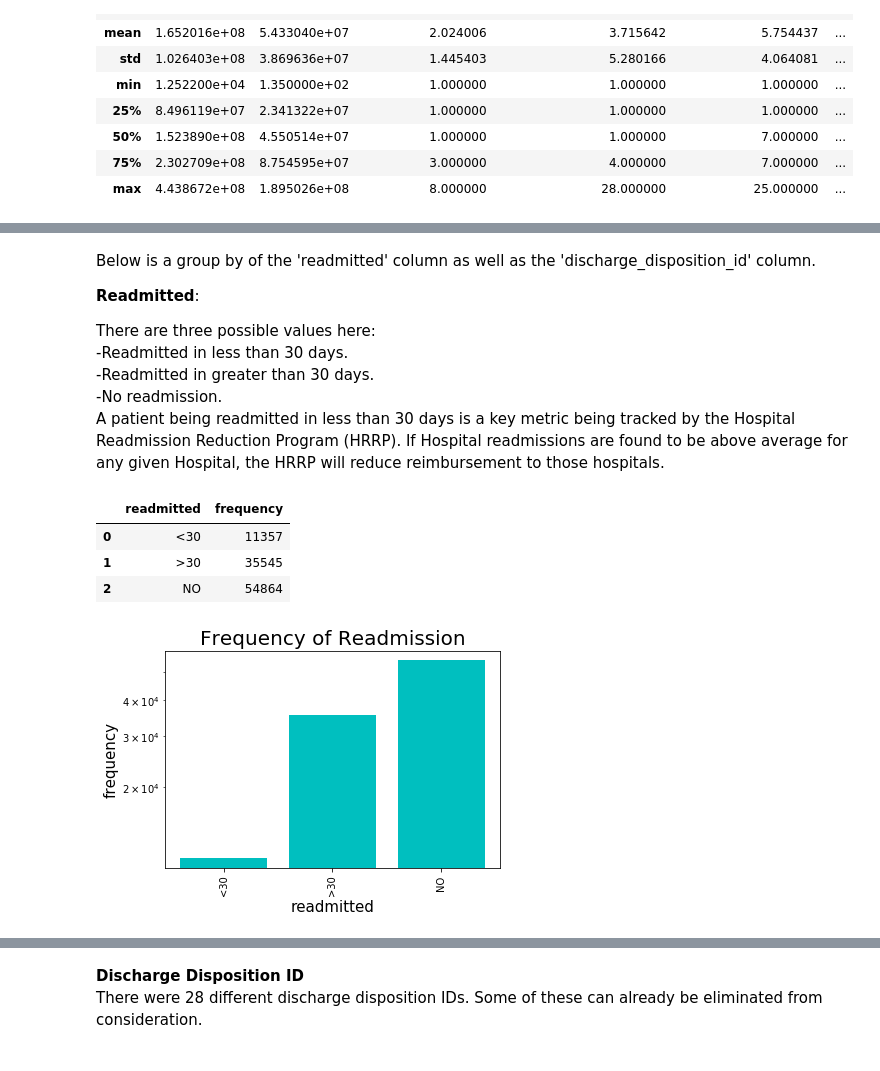
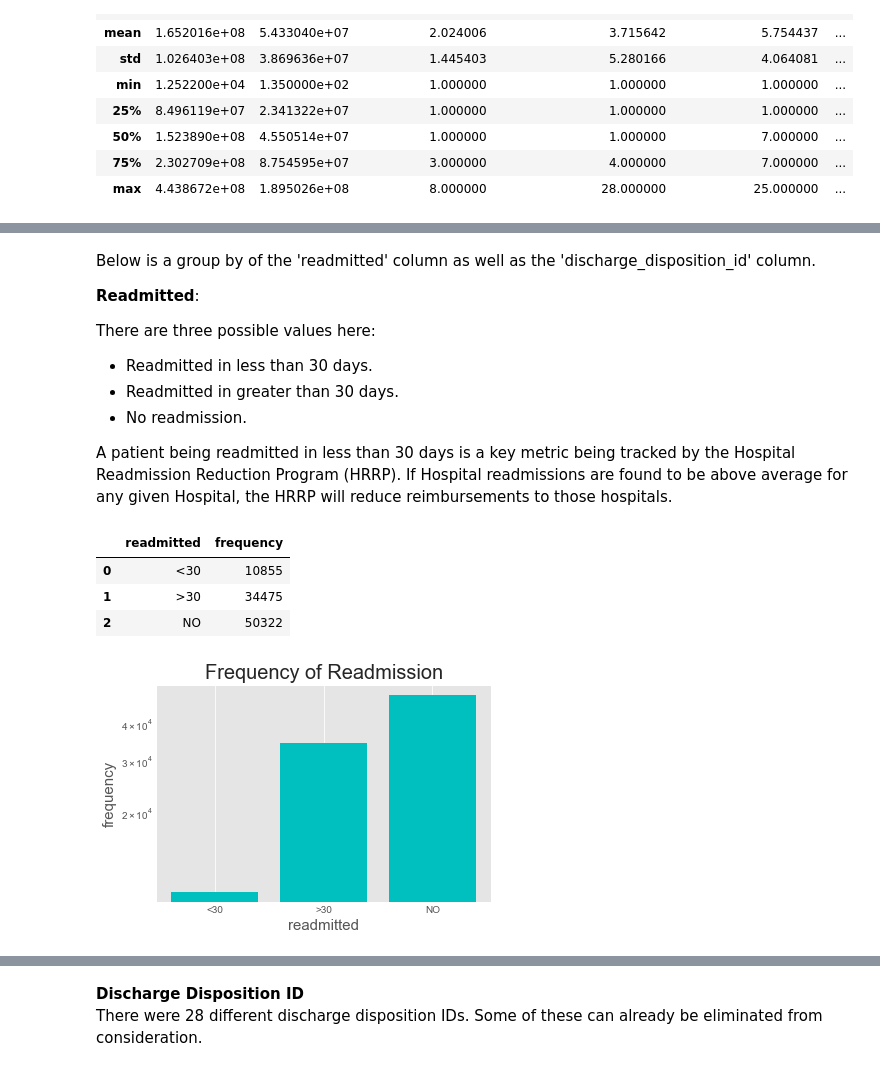
Before and after one commit to clstaub/Predicting_Hospital_Readmissions, a Jupyter notebook: Predicting_Hospital_Readmissions.ipynb, the cells around one changed output, grey strips where cells are left out. Cells and saved outputs as stored; diff of their text form; code cells hidden in the pictures.

```diff
--- a/Predicting_Hospital_Readmissions.ipynb
+++ b/Predicting_Hospital_Readmissions.ipynb
@@ -2,4 +2,4 @@
 import numpy as np
 import pandas as pd
 import matplotlib.pyplot as plt
-import time
+plt.style.use('ggplot')
@@ -64,3 +61,8 @@ df.describe()
 | 50% | 1.523890e+08 | 4.550514e+07 | 1.000000 | 1.000000 | 7.000000 | ... |
 | 75% | 2.302709e+08 | 8.754595e+07 | 3.000000 | 4.000000 | 7.000000 | ... |
 | max | 4.438672e+08 | 1.895026e+08 | 8.000000 | 28.000000 | 25.000000 | ... |
+# %%
+#replace ? in df with np.nan and count values
+
+df = df.replace('?',np.nan)
+df.count()
@@ -66,0 +94,3 @@ df.describe()
+# %%
+df = df[~df.discharge_disposition_id.isin([11,13,14,18,19,20,21])]
+df.count()
@@ -70,27 +118,32 @@ Below is a group by of the 'readmitted' column as well as the 'discharge_disposi
 **Readmitted**:
 
 There are three possible values here:<br>
-    -Readmitted in less than 30 days.<br>
-    -Readmitted in greater than 30 days.<br>
-    -No readmission. <br>
-A patient being readmitted in less than 30 days is a key metric being tracked by the Hospital Readmission Reduction Program (HRRP). If Hospital readmissions are found to be above average for any given Hospital, the HRRP will reduce reimbursement to those hospitals.
+- Readmitted in less than 30 days.<br>
+- Readmitted in greater than 30 days.<br>
+- No readmission. <br>
+
+A patient being readmitted in less than 30 days is a key metric being tracked by the Hospital Readmission Reduction Program (HRRP). If Hospital readmissions are found to be above average for any given Hospital, the HRRP will reduce reimbursements to those hospitals.
 # %%
+# finding frequency of patients readmitted in less than 30 days.
+
 df1 = pd.DataFrame(df.groupby(df.readmitted).size())
 df1 = df1.reset_index()
 df1.columns = ['readmitted', 'frequency']
 df1
 # %% [output]
 |  | readmitted | frequency |
-| 0 | <30 | 11357 |
-| 1 | >30 | 35545 |
-| 2 | NO | 54864 |
+| 0 | <30 | 10855 |
+| 1 | >30 | 34475 |
+| 2 | NO | 50322 |
 # %%
+#visualizing frequency of patients admitted
+
 plt.bar(np.array(df1.readmitted),np.array(df1.frequency),color='c')
 plt.xlabel('readmitted', fontsize=15)
 plt.ylabel('frequency', fontsize=15)
-plt.xticks(np.array(df1.readmitted),fontsize=10,rotation=90)
+plt.xticks(np.array(df1.readmitted),fontsize=10)
 plt.title('Frequency of Readmission', fontsize=20)
 plt.yscale('log')
 plt.show()
 # %% [output]
-[figure, old version]
+[figure, new version]
```
Also changed, not shown: parts of 33 cells of this notebook, 1 other file.
